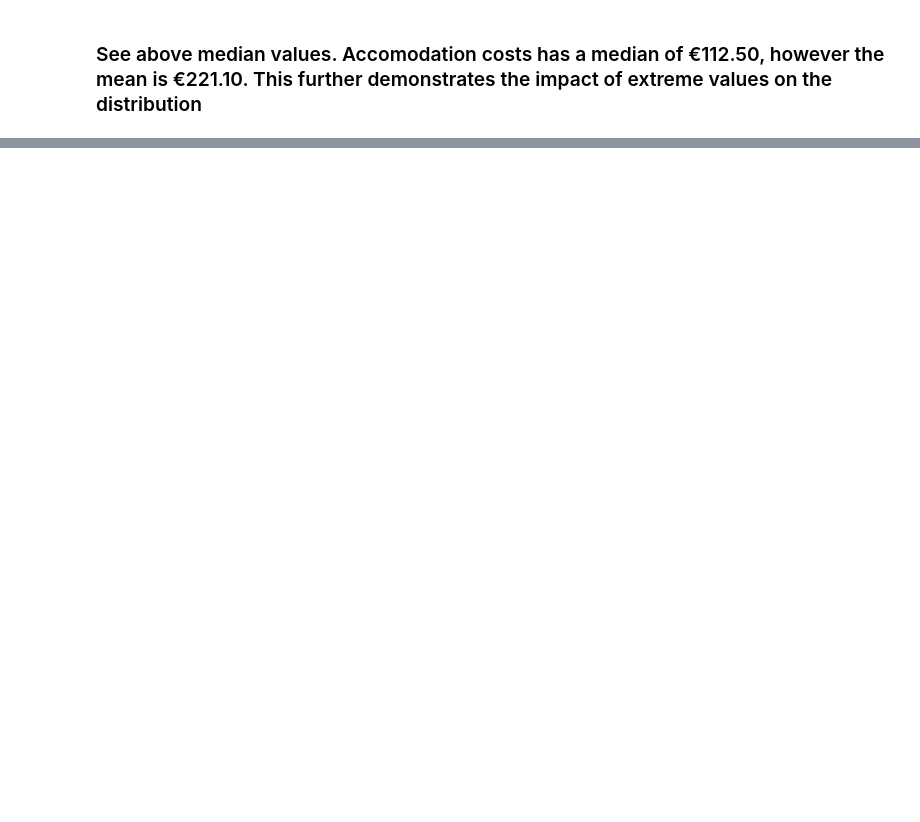
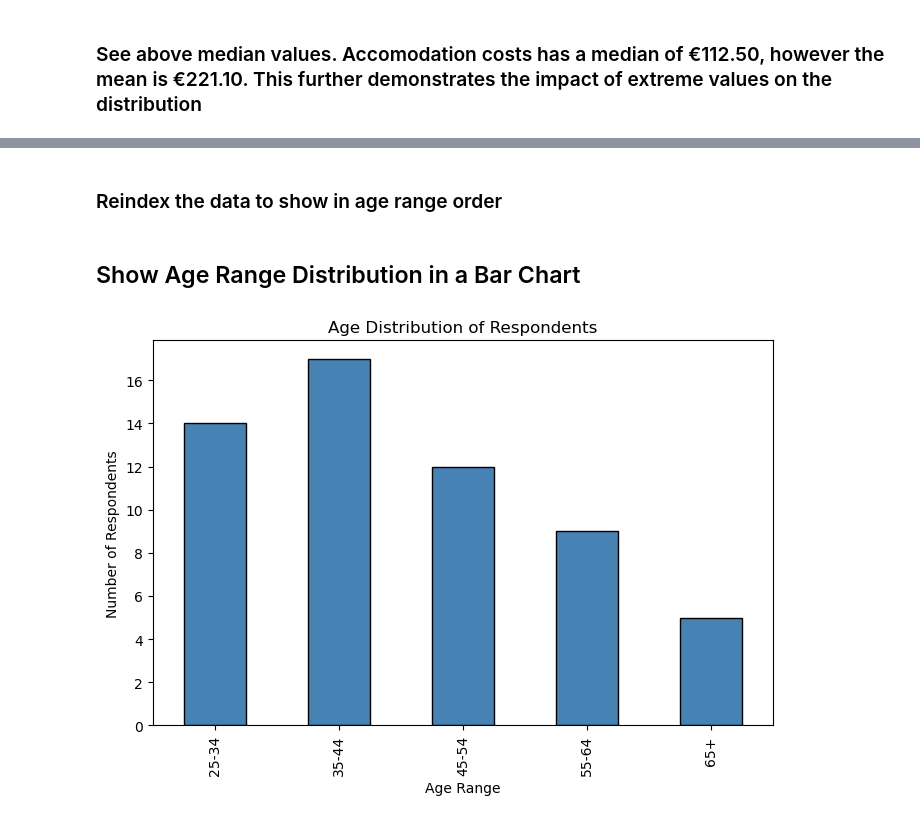
Before and after one commit to sba26096-CiaranLynch/Stastical_Techniques, a Jupyter notebook: Holiday_trends_Data_CA1.ipynb, the cells around one changed output, grey strips where cells are left out. Saved outputs shown, nothing was run; the diff lists cells and outputs as text; code cells hidden in the pictures; blank space fills up the shorter version.

```diff
--- a/Holiday_trends_Data_CA1.ipynb
+++ b/Holiday_trends_Data_CA1.ipynb
@@ -117,0 +239,3 @@ dtype: float64
+# %%
+df_age = df_Holidays['Age_Range'].value_counts()
+df_age
@@ -117,0 +250,22 @@ dtype: float64
+# %% [markdown]
+### Reindex the data to show in age range order
+# %%
+df_age = df_age.reindex(
+    ["25-34", "35-44", "45-54", "55-64", "65+"]
+)
+# %% [markdown]
+## Show Age Range Distribution in a Bar Chart
+# %%
+plt.figure(figsize=(8,5) )
+
+df_age.plot.bar(
+    color="steelblue",
+    edgecolor="black")
+
+plt.title("Age Distribution of Respondents")
+plt.xlabel("Age Range")
+plt.ylabel("Number of Respondents")
+
+plt.show()
+# %% [output]
+[figure, added]
```
Also changed, not shown: parts of 59 cells of this notebook.
